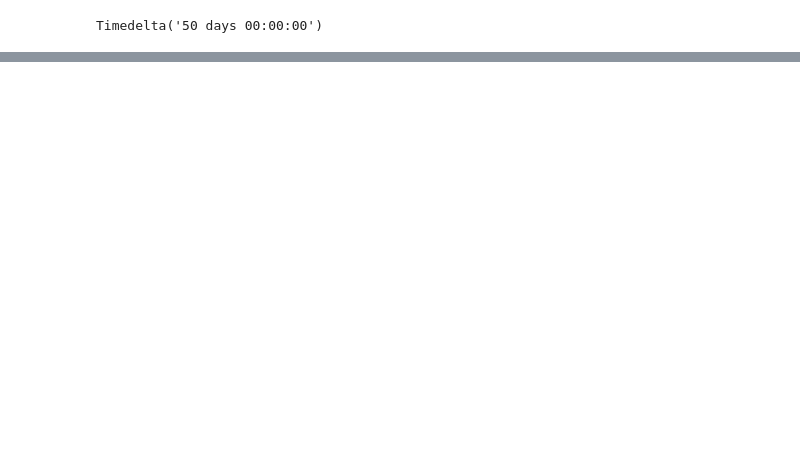
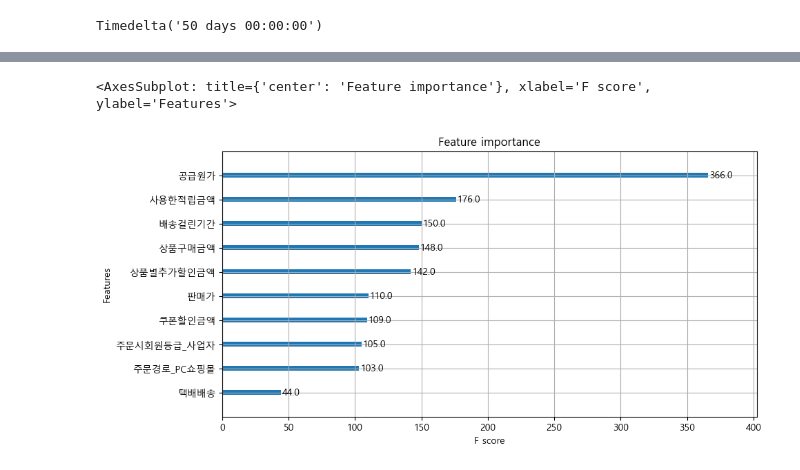
Before and after one commit to Liamns/1_project, a Jupyter notebook: jwp.ipynb, the cells around one changed output, grey strips where cells are left out. Drawn from its saved outputs; the diff is of its cells as text; code cells hidden in the pictures; blank space fills up the shorter version.

Commit message:
xgb_regression

```diff
--- a/jwp.ipynb
+++ b/jwp.ipynb
@@ -1051,0 +1108,13 @@ len(np2)
+# %%
+x_tn, x_ts, y_tn, y_ts = train_test_split(x, y, test_size=0.3)
+# %%
+std = StandardScaler()
+std.fit(x_tn)
+
+std_x_tn = std.transform(x_tn)
+std_x_ts = std.transform(x_ts)
+# %%
+reg = LinearRegression()
+reg.fit(x_tn, y_tn)
+
+pred_y = reg.predict(x_ts)
@@ -1051,0 +1145,3 @@ len(np2)
+# %%
+reg02 = xgb.XGBRegressor(learning_rate = 0.1, max_depth = 5, n_estimators = 100)
+reg02.fit(x_tn, y_tn)
@@ -1051,0 +1159,6 @@ len(np2)
+# %%
+fig, ax = plt.subplots(figsize = (10, 5))
+xgb.plot_importance(reg02, ax=ax, max_num_features=10)
+# %% [output]
+<AxesSubplot: title={'center': 'Feature importance'}, xlabel='F score', ylabel='Features'>
+[figure, added]
```
Also changed, not shown: parts of 31 cells of this notebook.
